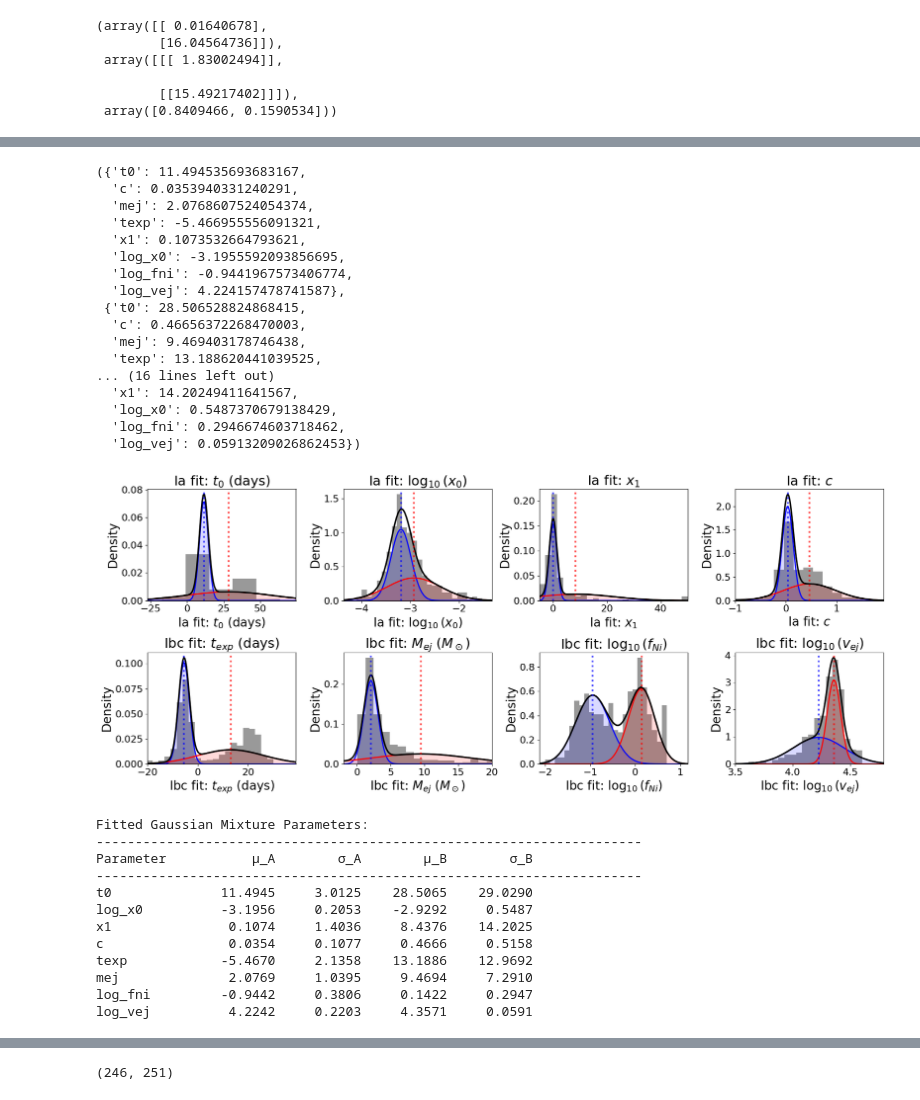
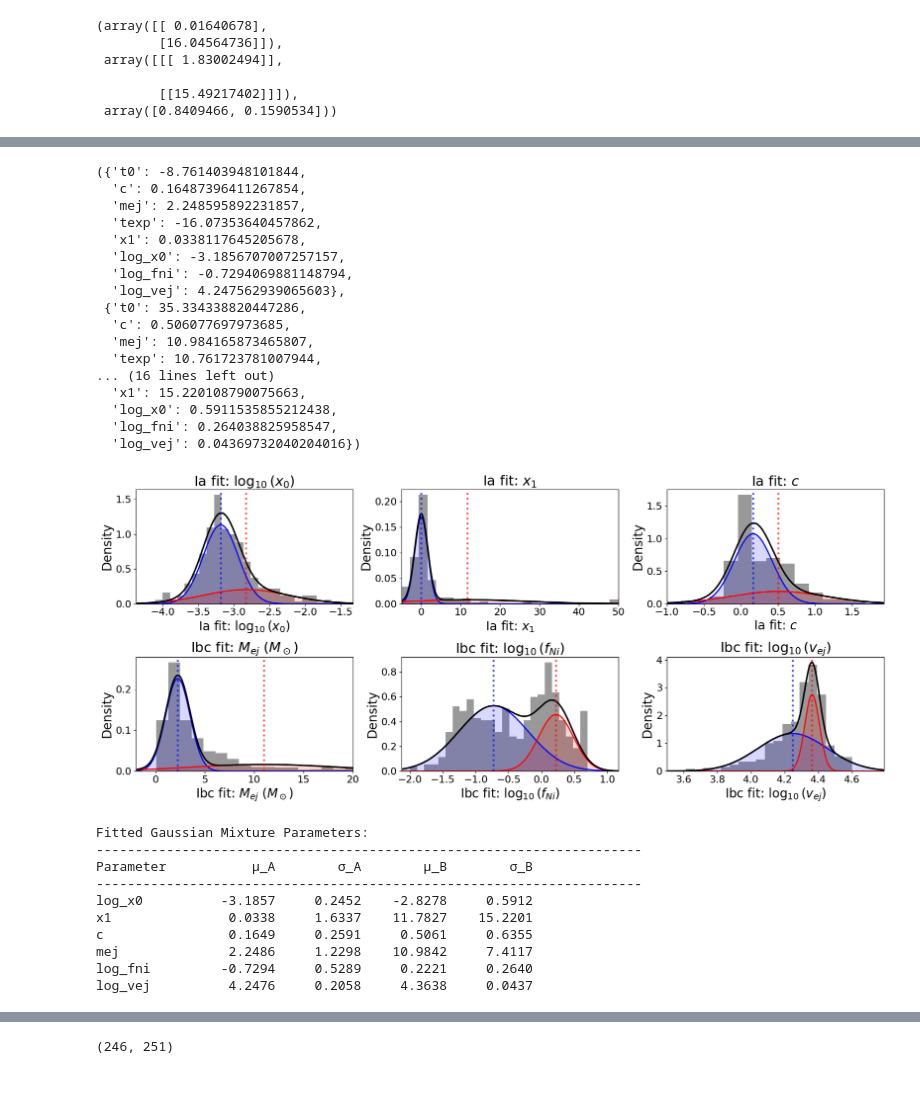
Before and after one commit to asmuzsoy/beams_ext, a Jupyter notebook: separate_parameters.ipynb, the cells around one changed output, grey strips where cells are left out. Cells and saved outputs as stored; diff of their text form; code cells hidden in the pictures.

```diff
--- a/separate_parameters.ipynb
+++ b/separate_parameters.ipynb
@@ -266,12 +266,12 @@ lls = np.zeros(num_epochs)
 
 
 alphas = np.zeros(num_epochs)  # Store alpha values for each epoch
-alpha = 0.1  # Mixing fraction
+alpha = 0.5  # Mixing fraction
 gammas_a = {'texp': [], 'mej': [], 'log_fni': [], 'log_vej': [], 't0': [], 'log_x0': [], 'x1': [], 'c': []}
 gammas_b = {'texp': [], 'mej': [], 'log_fni': [], 'log_vej': [], 't0': [], 'log_x0': [], 'x1': [], 'c': []}
 
-params_to_use = ['t0', 'c', 'mej', 'texp', 'x1', 'log_x0', 'log_fni', 'log_vej']
-# params_to_use = ['c', 'mej', 'x1', 'log_x0', 'log_fni', 'log_vej']
+# params_to_use = ['t0', 'c', 'mej', 'texp', 'x1', 'log_x0', 'log_fni', 'log_vej']
+params_to_use = ['c', 'mej', 'x1', 'log_x0', 'log_fni', 'log_vej']
 
 # params_to_use = list(mus_a.keys())  # Use all parameters for fitting
 
@@ -452,23 +452,23 @@ print((num_correct_ia + num_correct_ibc) / len(all_sne))
 # %%
 mus_a, mus_b, sigmas_a, sigmas_b
 # %% [output]
-({'t0': 11.494535693683167,
-  'c': 0.0353940331240291,
-  'mej': 2.0768607524054374,
-  'texp': -5.466955556091321,
-  'x1': 0.1073532664793621,
-  'log_x0': -3.1955592093856695,
-  'log_fni': -0.9441967573406774,
-  'log_vej': 4.224157478741587},
- {'t0': 28.506528824868415,
-  'c': 0.46656372268470003,
-  'mej': 9.469403178746438,
-  'texp': 13.188620441039525,
+({'t0': -8.761403948101844,
+  'c': 0.16487396411267854,
+  'mej': 2.248595892231857,
+  'texp': -16.07353640457862,
+  'x1': 0.0338117645205678,
+  'log_x0': -3.1856707007257157,
+  'log_fni': -0.7294069881148794,
+  'log_vej': 4.247562939065603},
+ {'t0': 35.334338820447286,
+  'c': 0.506077697973685,
+  'mej': 10.984165873465807,
+  'texp': 10.761723781007944,
 ... (16 lines left out)
-  'x1': 14.20249411641567,
-  'log_x0': 0.5487370679138429,
-  'log_fni': 0.2946674603718462,
-  'log_vej': 0.05913209026862453})
+  'x1': 15.220108790075663,
+  'log_x0': 0.5911535855212438,
+  'log_fni': 0.264038825958547,
+  'log_vej': 0.04369732040204016})
 # %%
 # for n in sigmas_b.keys():
 #     if sigmas_b[n] <= 0.01:
@@ -506,11 +506,11 @@ param_labels = {
 }
 
 # Create figure with better styling
-fig, axes = plt.subplots(2, 4, figsize=(18, 8))
 # fig.suptitle(f"Gaussian Mixture Model Fits (Mixing Fraction α = {alpha:.3f})", fontsize=14, fontweight='bold')
 
-params_plot = ['t0', 'log_x0', 'x1', 'c', 'texp', 'mej', 'log_fni', 'log_vej']
-# params_plot = ['log_x0', 'x1', 'c', 'mej', 'log_fni', 'log_vej']
+# params_plot = ['t0', 'log_x0', 'x1', 'c', 'texp', 'mej', 'log_fni', 'log_vej']
+params_plot = ['log_x0', 'x1', 'c', 'mej', 'log_fni', 'log_vej']
+fig, axes = plt.subplots(2, len(params_plot) // 2, figsize=(18, 8))
 
 
 for idx, param in enumerate(params_plot):
@@ -545,46 +545,44 @@ for idx, param in enumerate(params_plot):
     # Set axis limits based on data
     data_min, data_max = np.percentile(samples, [1, 99])
     x_margin = (data_max - data_min) * 0.2
     ax.set_xlim(max(x[0], data_min - x_margin), min(x[-1], data_max + x_margin))
 
     # Styling
     ax.set_xlabel(param_labels[param], fontsize=labelfontsize)
     ax.set_ylabel('Density', fontsize=labelfontsize)
     ax.set_title(param_labels[param], fontsize=titlefontsize)
     # ax.legend(fontsize=labelfontsize, loc='upper right')
     ax.tick_params(axis='both', labelsize=tickfontsize)
 
 
     # Add mean markers
     ax.axvline(mu_a, color='blue', linestyle=':', alpha=0.7, linewidth=3)
     ax.axvline(mu_b, color='red', linestyle=':', alpha=0.7, linewidth=3)
 
 plt.tight_layout(rect=[0, 0, 1, 0.95])
 plt.show()
 
 fig.savefig("figures/gmm_results.pdf", bbox_inches='tight')
 
 # Print summary statistics
 print("\nFitted Gaussian Mixture Parameters:")
 print("-" * 70)
 print(f"{'Parameter':<12} {'μ_A':>10} {'σ_A':>10} {'μ_B':>10} {'σ_B':>10}")
 print("-" * 70)
 for param in params_plot:
         print(f"{param:<12} {mus_a[param]:>10.4f} {sigmas_a[param]:>10.4f} {mus_b[param]:>10.4f} {sigmas_b[param]:>10.4f}")
 # %% [output]
-[figure, old version]
+[figure, new version]
 Fitted Gaussian Mixture Parameters:
 ----------------------------------------------------------------------
 Parameter           μ_A        σ_A        μ_B        σ_B
 ----------------------------------------------------------------------
-t0              11.4945     3.0125    28.5065    29.0290
-log_x0          -3.1956     0.2053    -2.9292     0.5487
-x1               0.1074     1.4036     8.4376    14.2025
-c                0.0354     0.1077     0.4666     0.5158
-texp            -5.4670     2.1358    13.1886    12.9692
-mej              2.0769     1.0395     9.4694     7.2910
-log_fni         -0.9442     0.3806     0.1422     0.2947
-log_vej          4.2242     0.2203     4.3571     0.0591
+log_x0          -3.1857     0.2452    -2.8278     0.5912
+x1               0.0338     1.6337    11.7827    15.2201
+c                0.1649     0.2591     0.5061     0.6355
+mej              2.2486     1.2298    10.9842     7.4117
+log_fni         -0.7294     0.5289     0.2221     0.2640
+log_vej          4.2476     0.2058     4.3638     0.0437
 # %%
 def fit_gmm(sn_sample = all_sne, initial_alpha = 0.5, verbose = False):
 
```
Also changed, not shown: parts of 8 cells of this notebook, 1 other file.
